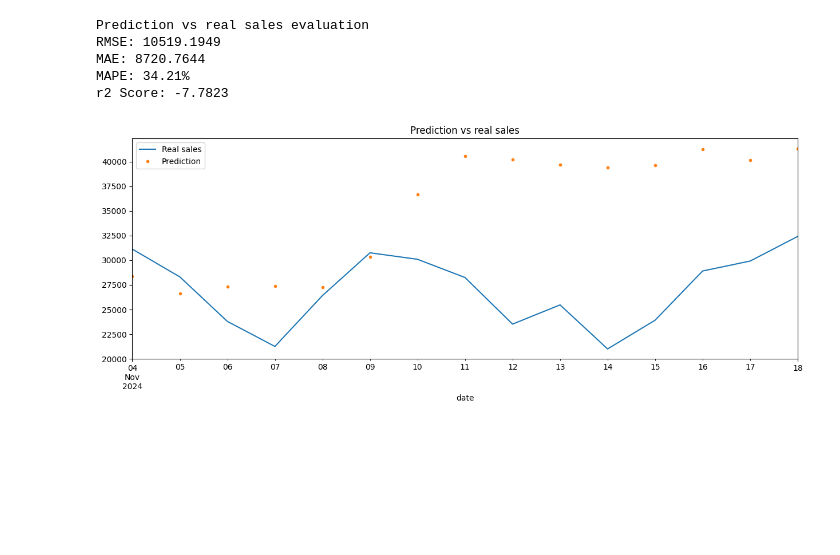
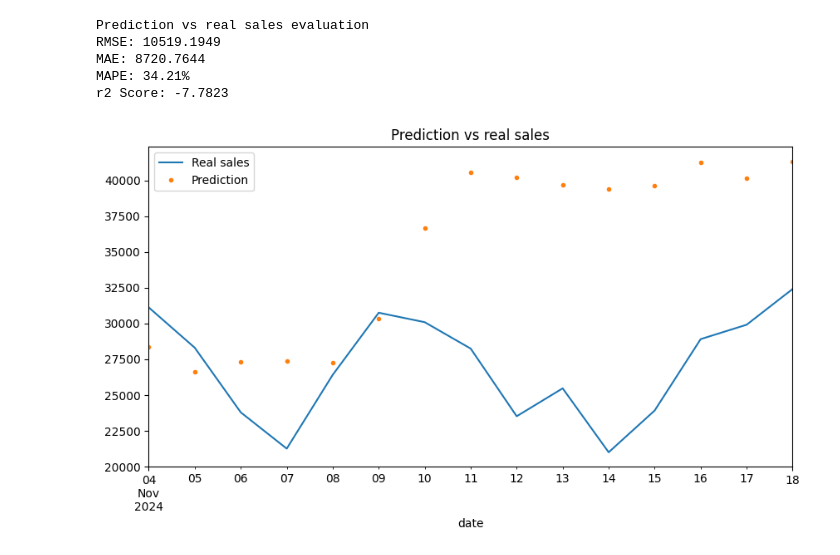
Before and after one commit to diegoislasm/Store-sales-prediction, a Jupyter notebook: Sales_prediction_based_on_weather.ipynb, the cells around one changed output. Drawn from its saved outputs; the diff is of its cells as text; code cells hidden in the pictures; blank space fills up the shorter version.

```diff
--- a/Sales_prediction_based_on_weather.ipynb
+++ b/Sales_prediction_based_on_weather.ipynb
@@ -1074,9 +1074,9 @@ MAPE: 34.21%
 r2 Score: -7.7823
 # %%
 # Plot predictions vs real data
-ax = future_w_features['real'].plot(figsize=(15, 5), title='Prediction vs real sales')
+ax = future_w_features['real'].plot(figsize=(10, 5), title='Prediction vs real sales')
 future_w_features['pred'].plot(style='.')
 plt.legend(['Real sales','Prediction'])
 plt.show()
 # %% [output]
-[figure, old version]
+[figure, new version]
```
